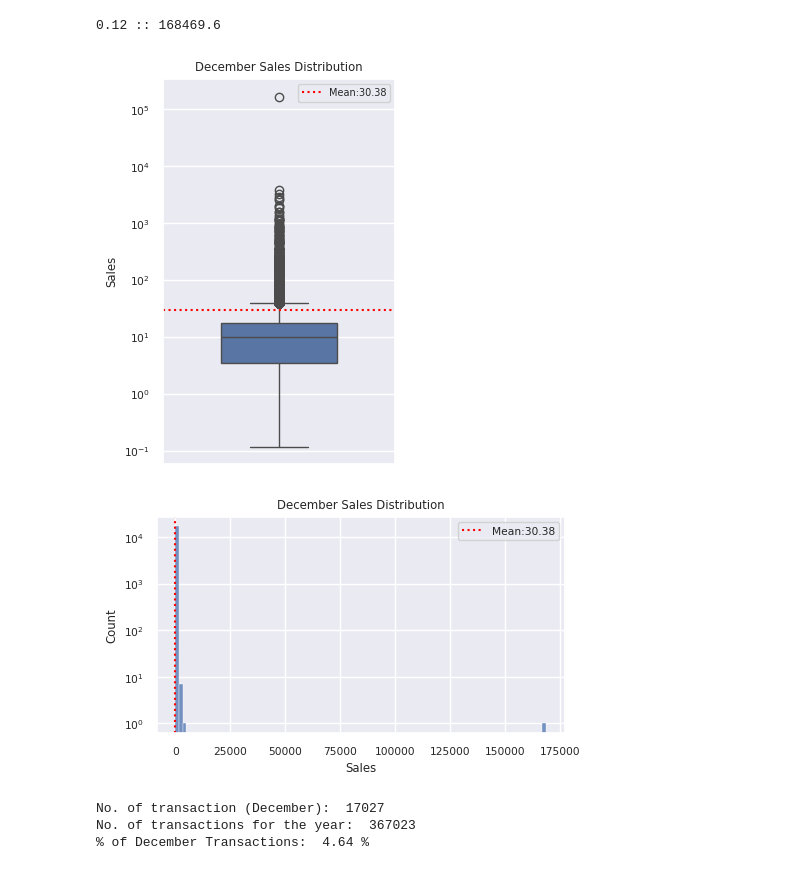
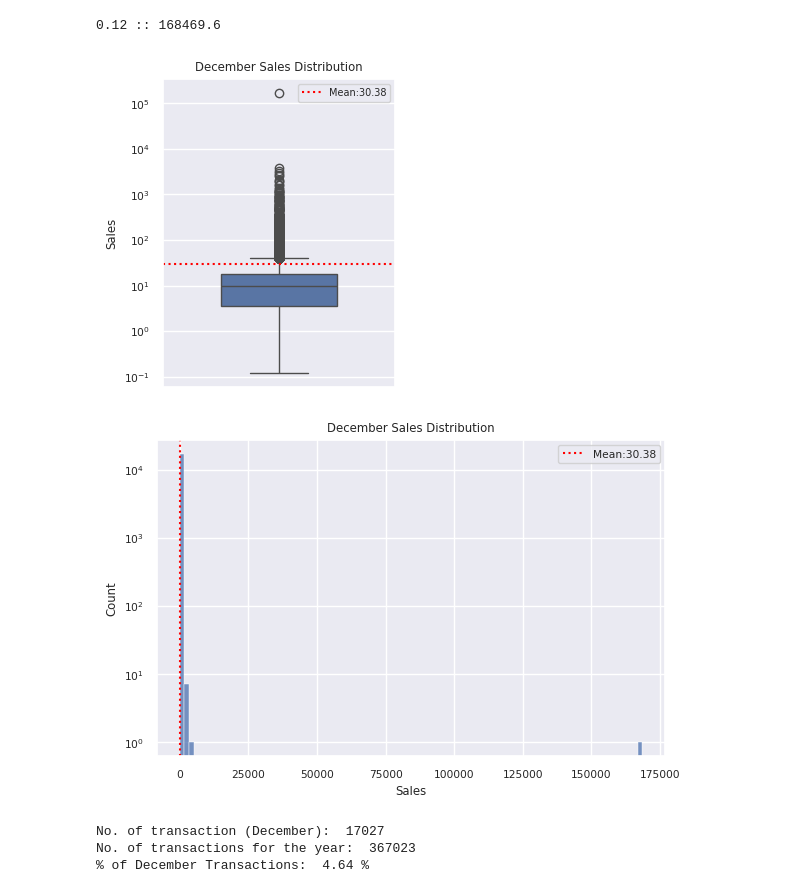
Before and after one commit to ds-edu/DataScienceCapstone_OnlineRetail, a Jupyter notebook: notebooks/ExploratoryDataAnalysis.ipynb, the cells around one changed output. Drawn from its saved outputs; the diff is of its cells as text; code cells hidden in the pictures.

```diff
--- a/notebooks/ExploratoryDataAnalysis.ipynb
+++ b/notebooks/ExploratoryDataAnalysis.ipynb
@@ -263,18 +264,18 @@ print(df[df.Month==12].Sales.min(), '::', df[df.Month==12].Sales.max())
 0.12 :: 168469.6
 # %%
 sns.set_style('darkgrid')
-plt.figure(figsize=(3,5))
+plt.figure(figsize=(3,4))
 sns.boxplot(df[df.Month == 12]['Sales'], width=0.5)
 plt.axhline(df[df.Month == 12]['Sales'].mean(), label='Mean:' + str(round(df[df.Month == 12]['Sales'].mean(),2)), linestyle=':', color='red')
 plt.title('December Sales Distribution')
 plt.legend(fontsize=7)
 plt.yscale('log')
 plt.show()
 # %% [output]
-[figure, old version]
+[figure, new version]
 # %%
 sns.set(font_scale=0.7, style='darkgrid')
-plt.figure(figsize=(5,3))
+plt.figure(figsize=(6,4))
 sns.histplot(data=df[df.Month==12].Sales, bins=100)
 plt.yscale('log')
 plt.axvline(df[df.Month == 12]['Sales'].mean(), label='Mean:' + str(round(df[df.Month == 12]['Sales'].mean(),2)), linestyle=':', color='red')
@@ -283,7 +284,7 @@ plt.legend()
 plt.tight_layout()
 plt.show()
 # %% [output]
-[figure, old version]
+[figure, new version]
 # %%
 print('No. of transaction (December): ', df.query('Month == 12').shape[0])
 print('No. of transactions for the year: ', df.shape[0] )
```
Also changed, not shown: parts of 5 cells of this notebook, 3 other files.
